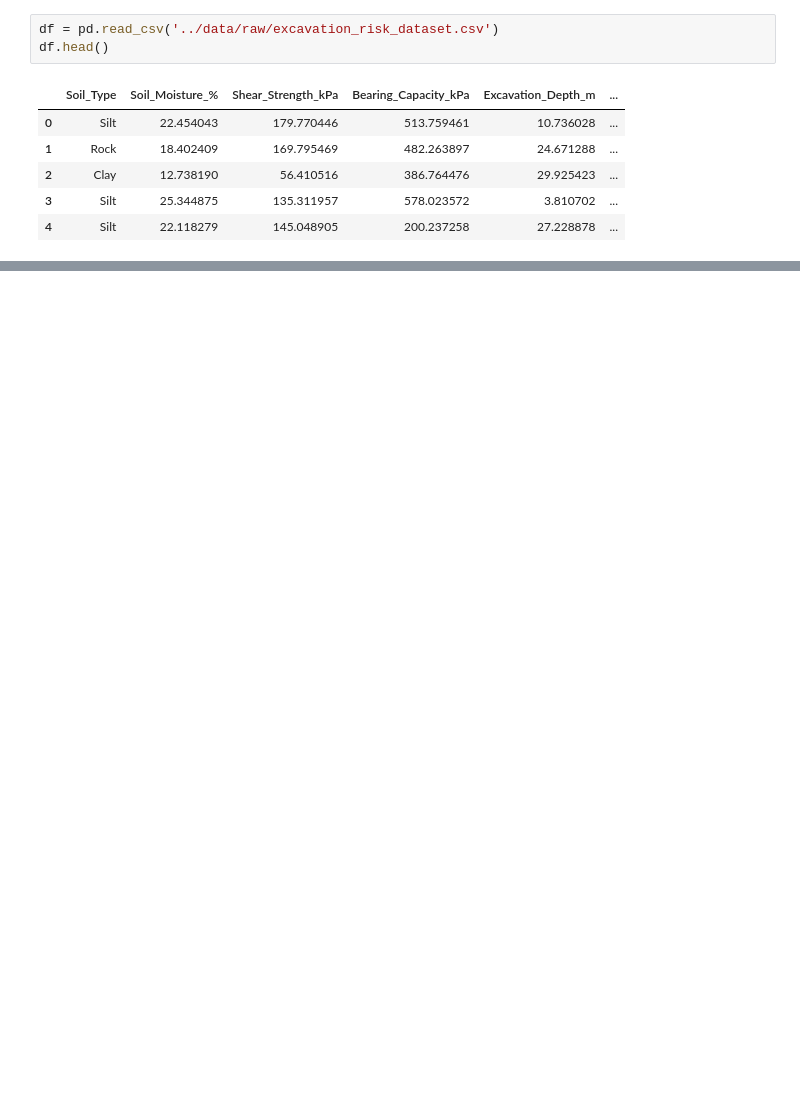
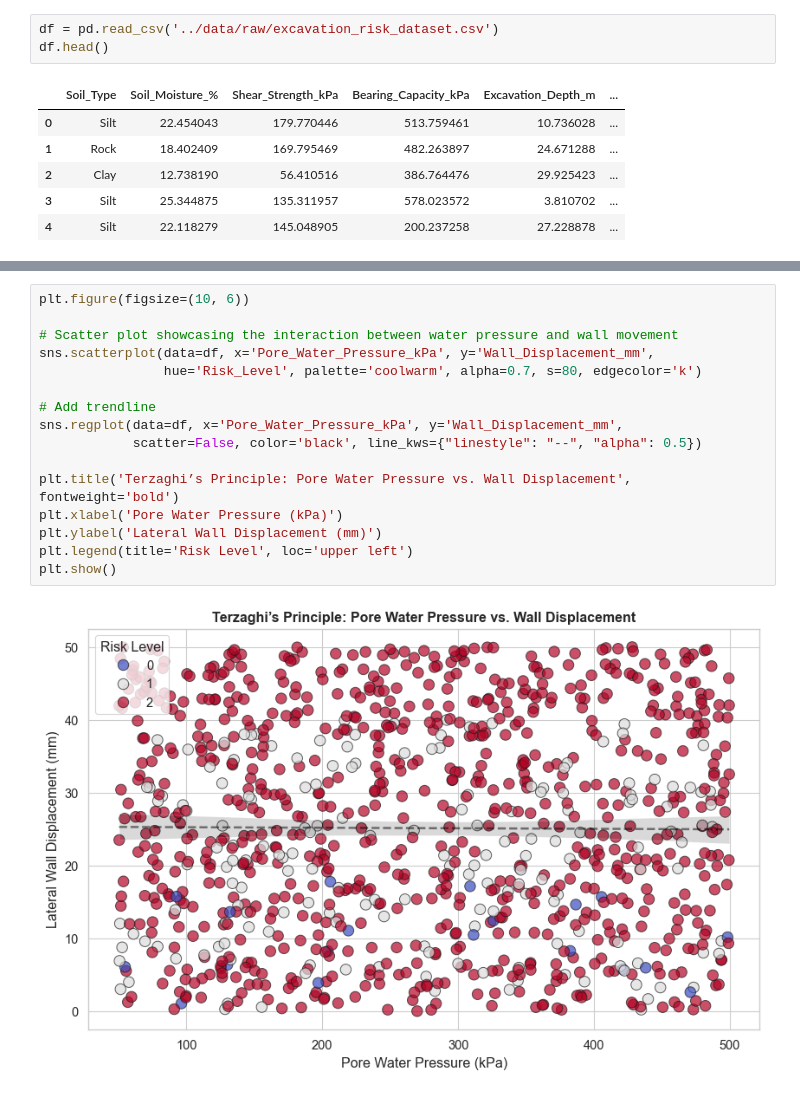
Before and after one commit to Dominiq24/Soiling-Profiling-using-IOT-for-Safe-Construction, a Jupyter notebook: notebook/analysis.ipynb, the cells around one changed output, grey strips where cells are left out. Drawn from its saved outputs; the diff is of its cells as text; blank space fills up the shorter version.

```diff
--- a/notebook/analysis.ipynb
+++ b/notebook/analysis.ipynb
@@ -24,0 +111,18 @@ df.head()
+# %%
+plt.figure(figsize=(10, 6))
+
+# Scatter plot showcasing the interaction between water pressure and wall movement
+sns.scatterplot(data=df, x='Pore_Water_Pressure_kPa', y='Wall_Displacement_mm',
+                hue='Risk_Level', palette='coolwarm', alpha=0.7, s=80, edgecolor='k')
+
+# Add trendline
+sns.regplot(data=df, x='Pore_Water_Pressure_kPa', y='Wall_Displacement_mm',
+            scatter=False, color='black', line_kws={"linestyle": "--", "alpha": 0.5})
+
+plt.title('Terzaghi’s Principle: Pore Water Pressure vs. Wall Displacement', fontweight='bold')
+plt.xlabel('Pore Water Pressure (kPa)')
+plt.ylabel('Lateral Wall Displacement (mm)')
+plt.legend(title='Risk Level', loc='upper left')
+plt.show()
+# %% [output]
+[figure, added]
```
Also changed, not shown: parts of 7 cells of this notebook, 5 other files.
